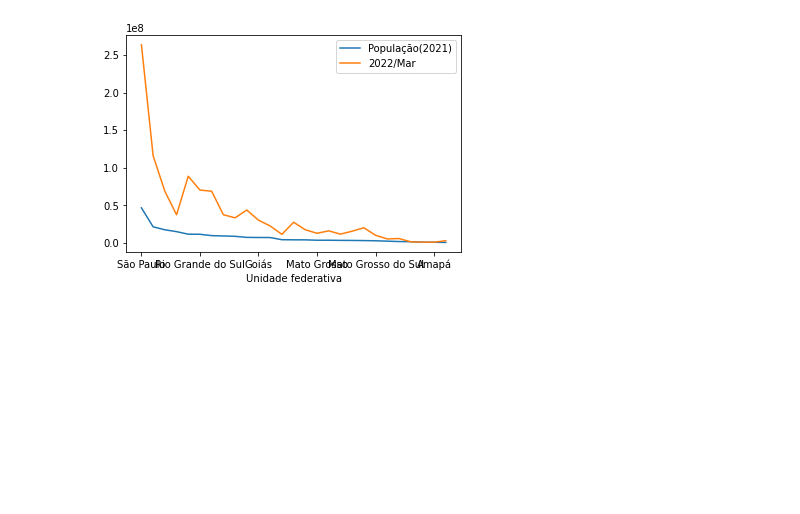
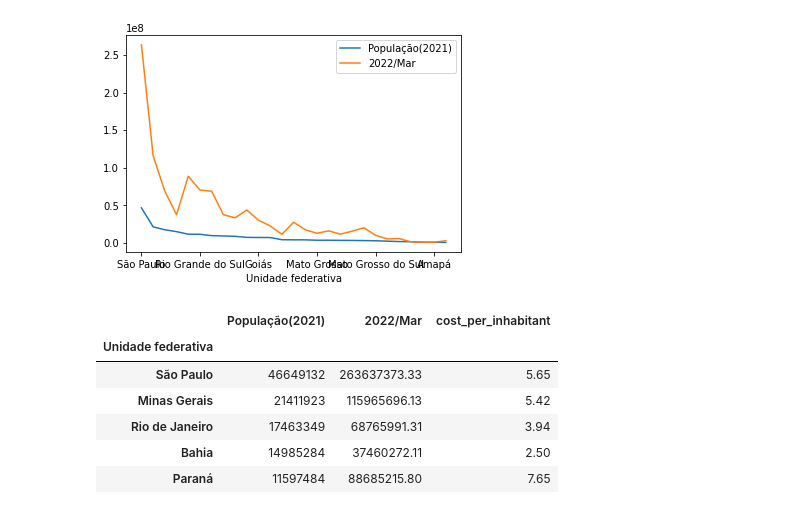
Before and after one commit to paulo-lins/EDA_datasus, a Jupyter notebook: EDA_tabnet.ipynb, the cells around one changed output. Cells and saved outputs as stored; diff of their text form; code cells hidden in the pictures; blank space fills up the shorter version.

```diff
--- a/EDA_tabnet.ipynb
+++ b/EDA_tabnet.ipynb
@@ -969,0 +973,10 @@ spending_and_recent_population.plot()
+# %%
+spending_and_recent_population.head()
+# %% [output]
+|  | População(2021) | 2022/Mar | cost_per_inhabitant |
+| Unidade federativa |  |  |  |
+| São Paulo | 46649132 | 263637373.33 | 5.65 |
+| Minas Gerais | 21411923 | 115965696.13 | 5.42 |
+| Rio de Janeiro | 17463349 | 68765991.31 | 3.94 |
+| Bahia | 14985284 | 37460272.11 | 2.50 |
+| Paraná | 11597484 | 88685215.80 | 7.65 |
```
Also changed, not shown: parts of 5 cells of this notebook.
